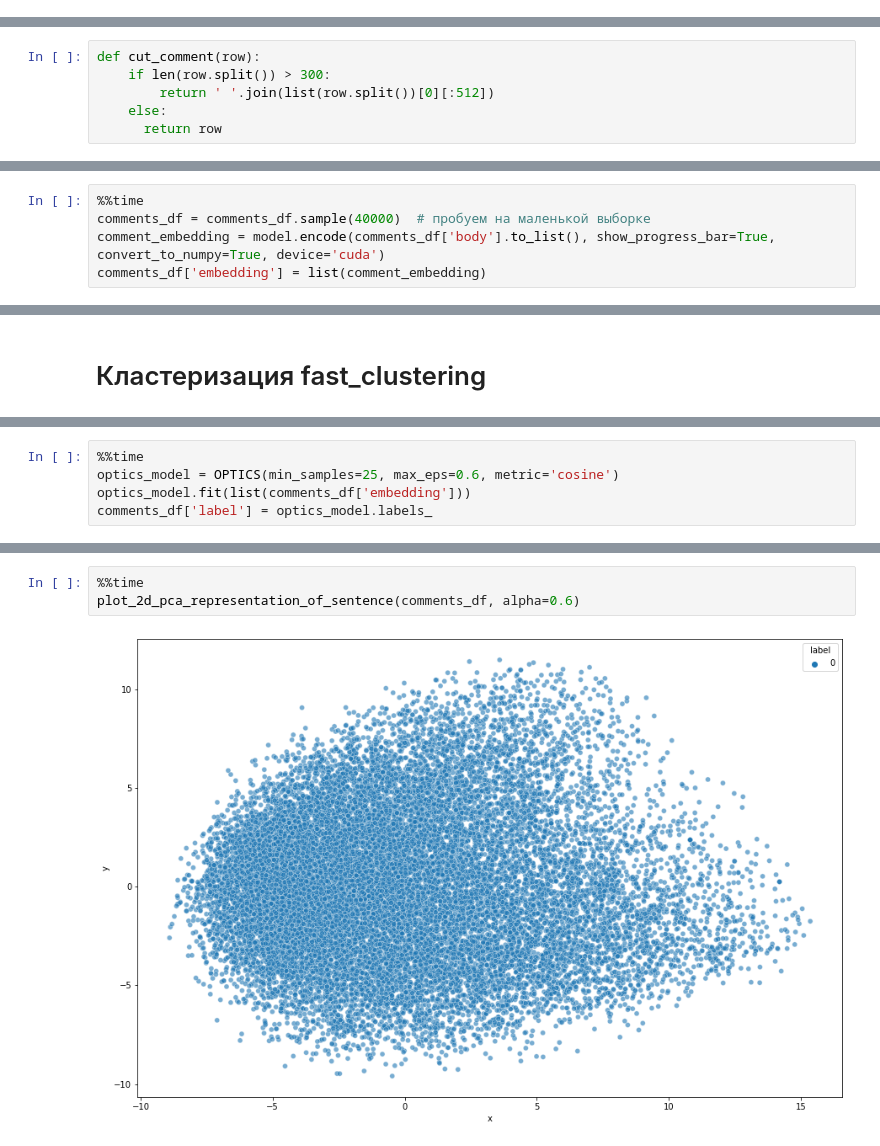
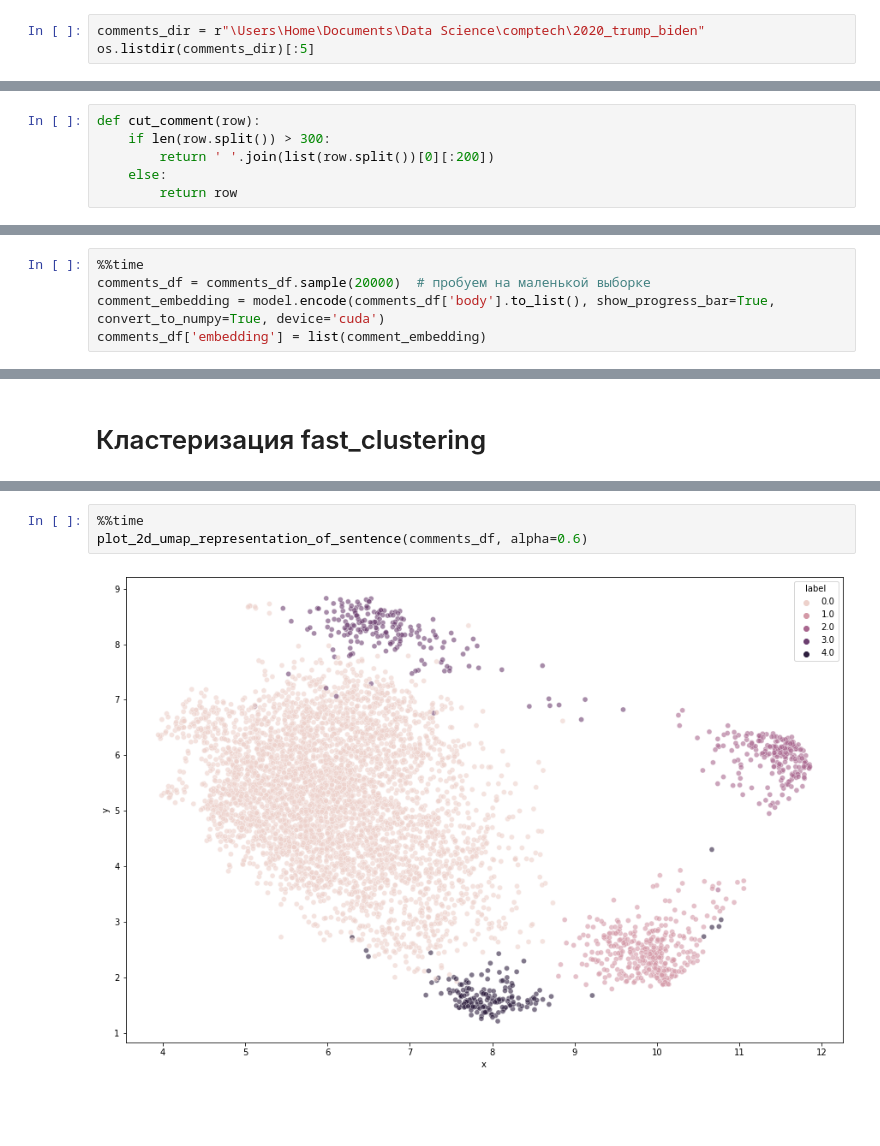
Before and after one commit to comptech-winter-school/media-opinion-analyzer, a Jupyter notebook: sbert_clusters.ipynb, the cells around one changed output, grey strips where cells are left out. Drawn from its saved outputs; the diff is of its cells as text; blank space fills up the shorter version.

```diff
--- a/sbert_clusters.ipynb
+++ b/sbert_clusters.ipynb
@@ -247,0 +231,3 @@ os.listdir(comments_dir)[:5]
+# %%
+comments_dir = r"\Users\Home\Documents\Data Science\comptech\2020_trump_biden"
+os.listdir(comments_dir)[:5]
@@ -286,9 +273,9 @@ comments_df['body'] = comments_df['body'].astype('str')
 # %%
 def cut_comment(row):
     if len(row.split()) > 300:
-        return ' '.join(list(row.split())[0][:512])
+        return ' '.join(list(row.split())[0][:200])
     else:
-      return row
+        return row
 # %%
 comments_df['body'] = comments_df['body'].apply(cut_comment)
 comments_df.head(2)
@@ -300,7 +287,7 @@ comments_df.head(2)
 взяли выборку из 40 комментариев
 # %%
 %%time
-comments_df = comments_df.sample(40000)  # пробуем на маленькой выборке
+comments_df = comments_df.sample(20000)  # пробуем на маленькой выборке
 comment_embedding = model.encode(comments_df['body'].to_list(), show_progress_bar=True, convert_to_numpy=True, device='cuda')
 comments_df['embedding'] = list(comment_embedding)
 # %% [output]
@@ -367,5 +445,0 @@ Wall time: 1h 2min 14s
-# %%
-%%time
-optics_model = OPTICS(min_samples=25, max_eps=0.6, metric='cosine')
-optics_model.fit(list(comments_df['embedding']))
-comments_df['label'] = optics_model.labels_
@@ -380,5 +454,5 @@ Name: label, dtype: int64
 # %%
 %%time
-plot_2d_pca_representation_of_sentence(comments_df, alpha=0.6)
+plot_2d_umap_representation_of_sentence(comments_df, alpha=0.6)
 # %% [output]
-[figure, old version]
+[figure, new version]
```
Also changed, not shown: parts of 36 cells of this notebook.
